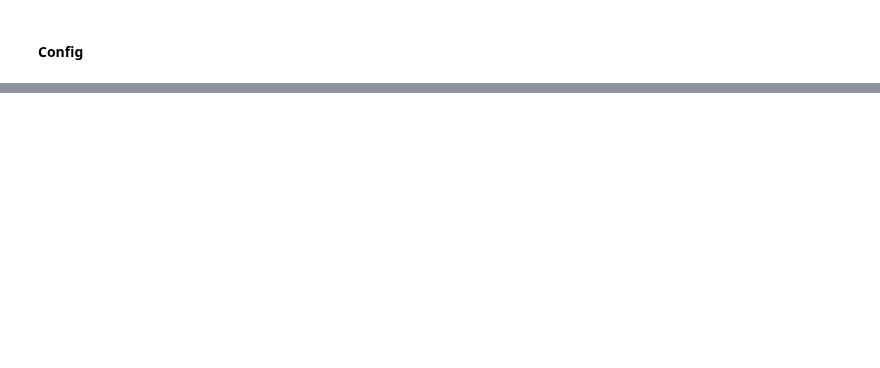
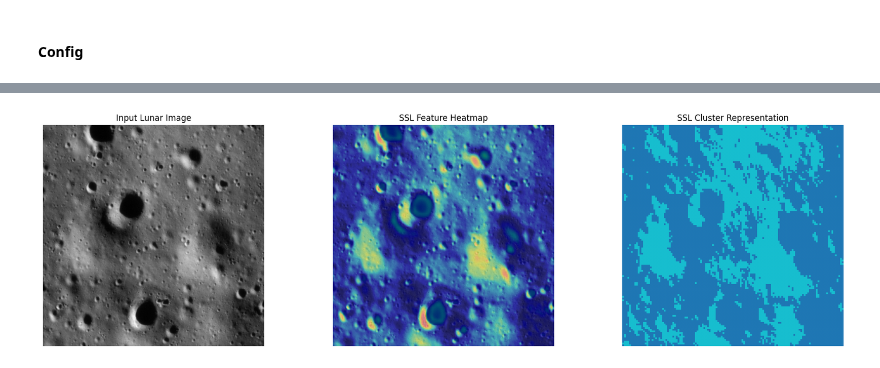
Before and after one commit to Dharun-prasath/LunaSurface-AI, a Jupyter notebook: Backend/Lunar.ipynb, the cells around one changed output, grey strips where cells are left out. Saved outputs shown, nothing was run; the diff lists cells and outputs as text; code cells hidden in the pictures; blank space fills up the shorter version.

```diff
--- a/Backend/Lunar.ipynb
+++ b/Backend/Lunar.ipynb
@@ -234 +279,82 @@ encoder.eval()
+# %%
+# ==========================================
+# 🔥 Stage 1 SSL Demo Visualization
+# ==========================================
+
+sample_image_path = "/Users/pheonix/Documents/Minor Project/LunaSurface-AI/Backend/Moon_Data/patches/ohr_000/ohr_000_patch_0053.png"
+
+from sklearn.cluster import KMeans
+import numpy as np
+import matplotlib.pyplot as plt
+
+encoder.eval()
+
+tf = transforms.Compose([
+    transforms.Resize((IMG_SIZE, IMG_SIZE)),
+    transforms.Grayscale(1),
+    transforms.ToTensor()
+])
+
+img = Image.open(sample_image_path).convert("L")
+img_tensor = tf(img).unsqueeze(0).to(DEVICE)
+
+with torch.no_grad():
+    c1, c2, c3 = encoder(img_tensor)
+
+# ---------------------------------
+# Feature Heatmap
+# ---------------------------------
+feat = c3[0].mean(dim=0).cpu().numpy()
+
+feat = (feat - feat.min()) / (feat.max() - feat.min() + 1e-8)
+
+feat_up = Image.fromarray((feat * 255).astype(np.uint8))
+feat_up = feat_up.resize((IMG_SIZE, IMG_SIZE), Image.BILINEAR)
+feat_up = np.array(feat_up)
+
+# ---------------------------------
+# Cluster Map
+# ---------------------------------
+f = c3[0].cpu().numpy()
+
+C,H,W = f.shape
+X = f.reshape(C, -1).T
+
+kmeans = KMeans(n_clusters=2, random_state=0, n_init=10)
+labels = kmeans.fit_predict(X)
+
+cluster = labels.reshape(H, W)
+
+cluster = Image.fromarray(cluster.astype(np.uint8))
+cluster = cluster.resize((IMG_SIZE, IMG_SIZE), Image.NEAREST)
+cluster = np.array(cluster)
+
+# ---------------------------------
+# Plot
+# ---------------------------------
+plt.figure(figsize=(18,5))
+
+# Input
+plt.subplot(1,3,1)
+plt.imshow(img_tensor[0,0].cpu(), cmap="gray")
+plt.title("Input Lunar Image")
+plt.axis("off")
+
+# Feature heatmap
+plt.subplot(1,3,2)
+plt.imshow(img_tensor[0,0].cpu(), cmap="gray")
+plt.imshow(feat_up, cmap="jet", alpha=0.45)
+plt.title("SSL Feature Heatmap")
+plt.axis("off")
+
+# Cluster map
+plt.subplot(1,3,3)
+plt.imshow(cluster, cmap="tab10")
+plt.title("SSL Cluster Representation")
+plt.axis("off")
+
+plt.tight_layout()
+plt.show()
+# %% [output]
+[figure, added]
 # %%
```
Also changed, not shown: parts of 14 cells of this notebook, 48 other files.
